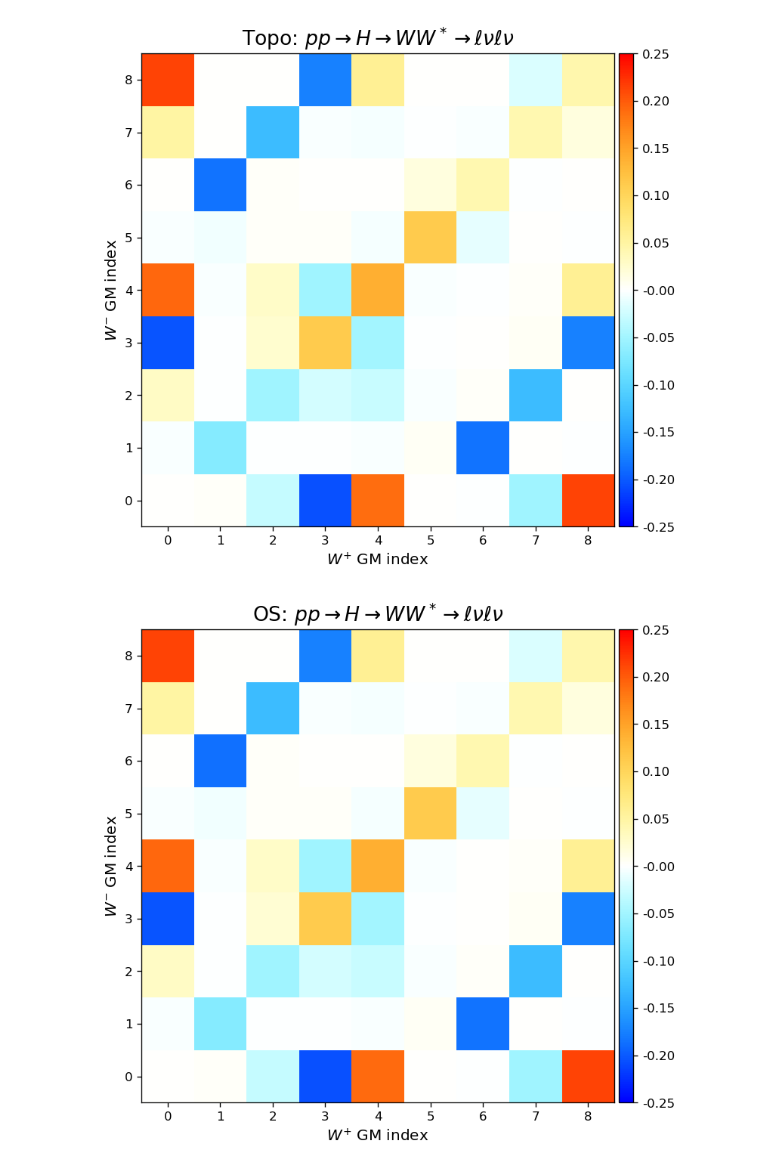
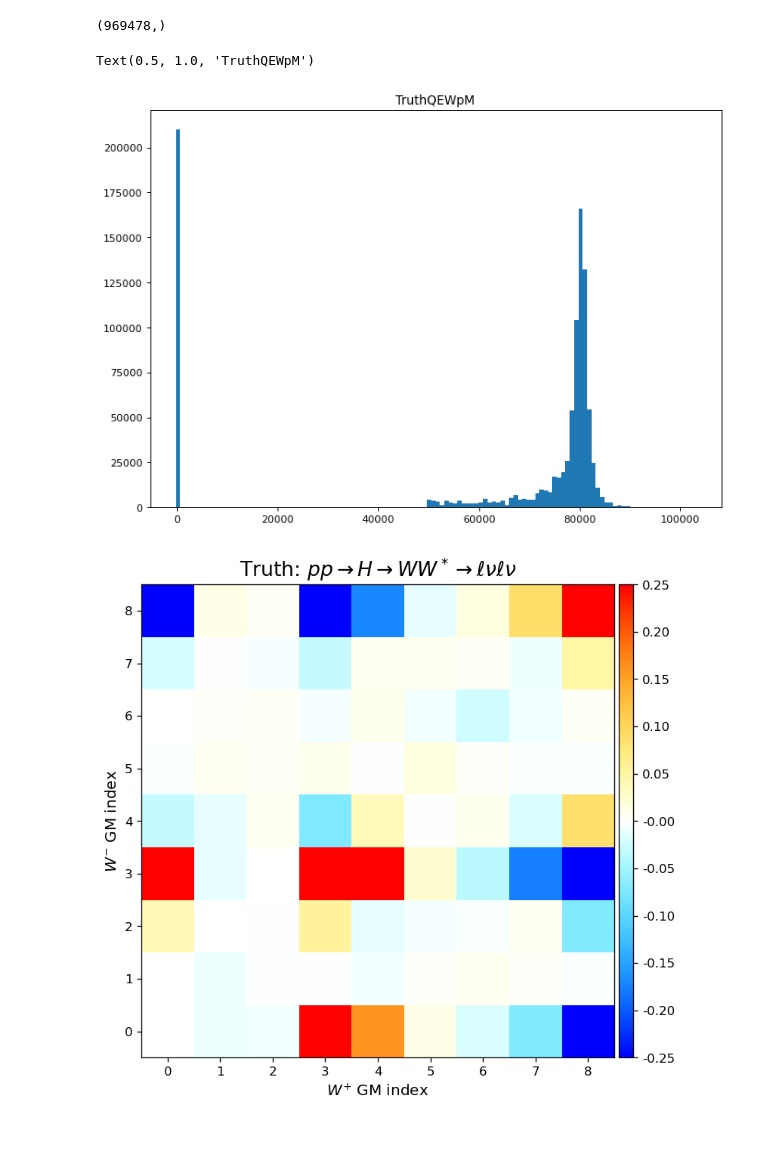
Before and after one commit to yygarypeng/QE-mls, a Jupyter notebook: 4th_trial/qe-analysis/ggm_alaysis.ipynb, the cells around one changed output. Drawn from its saved outputs; the diff is of its cells as text; code cells hidden in the pictures; blank space fills up the shorter version.

```diff
--- a/4th_trial/qe-analysis/ggm_alaysis.ipynb
+++ b/4th_trial/qe-analysis/ggm_alaysis.ipynb
@@ -325 +72,4 @@ plt.show()
+# %%
+threadshold = -9999
+mask = (data_truth["TruthQEWpM"] > threadshold) & (data_truth["TruthQEWnM"] > threadshold) & (data_truth["TruthQEHM"] > threadshold)
 # %%
@@ -424,3 +139,13 @@ os_w_neg = (
+# %%
+#  TEST
+print(data_truth["TruthQEWpM"][mask].shape)
+fiugre = plt.figure(figsize=(10, 7), dpi=80)
+plt.hist(data_truth["TruthQEWpM"][mask], bins=120)
+plt.title("TruthQEWpM")
+# %% [output]
+(969478,)
+Text(0.5, 1.0, 'TruthQEWpM')
+[figure, added]
 # %%
 # main algorithm
 
@@ -559,18 +284,13 @@ def result_generator(particles):
 # %%
 # calculate results
 
-# topo stage
-topo_particles = np.concatenate(
-    [topo_w_pos, topo_lep_pos, topo_w_neg, topo_lep_neg], axis=1
+# truth stage
+truth_particles = np.concatenate(
+    [truth_w_ptruth, truth_lead_lep, truth_w_neg, truth_sublead_lep], axis=1
 )
-topo_bij, topo_xi_pos, topo_xi_neg, topo_ggm_pos, topo_ggm_neg, topo_mask = (
-    result_generator(topo_particles)
+truth_bij, truth_xi_pos, truth_xi_neg, truth_ggm_pos, truth_ggm_neg, truth_mask = result_generator(
+    truth_particles
 )
-# os stage
-os_particles = np.concatenate([os_w_pos, os_lep_pos, os_w_neg, os_lep_neg], axis=1)
-os_bij, os_xi_pos, os_xi_neg, os_ggm_pos, os_ggm_neg, os_mask = result_generator(
-    os_particles
-)
 # %%
 # 8 Wigner P-symbols angular functions
 
@@ -686,18 +406,13 @@ def C_matrix(lp_theta, lp_phi, ln_theta, ln_phi):
 # %%
 # retrieve elements from P-symbol Phi functions
 
-# topo stage
-topo_phi_pos, topo_phi_neg = topo_ggm_pos[:, 1], topo_ggm_neg[:, 1]
-topo_theta_pos, topo_theta_neg = topo_ggm_pos[:, 2], topo_ggm_neg[:, 2]
-
-# os stage
-os_phi_pos, os_phi_neg = os_ggm_pos[:, 1], os_ggm_neg[:, 1]
-os_theta_pos, os_theta_neg = os_ggm_pos[:, 2], os_ggm_neg[:, 2]
+# truth stage
+truth_phi_pos, truth_phi_neg = truth_ggm_pos[:, 1], truth_ggm_neg[:, 1]
+truth_theta_pos, truth_theta_neg = truth_ggm_pos[:, 2], truth_ggm_neg[:, 2]
 # %%
 # calculate C matrix and Wigner P-symbol functions
 
-topo_C, _, _ = C_matrix(topo_theta_pos, topo_phi_pos, topo_theta_neg, topo_phi_neg)
-os_C, _, _ = C_matrix(os_theta_pos, os_phi_pos, os_theta_neg, os_phi_neg)
+truth_C, _, _ = C_matrix(truth_theta_pos, truth_phi_pos, truth_theta_neg, truth_phi_neg)
 # %%
 def ggm_plot(C, title="RAW"):
     fig, ax = plt.subplots(figsize=(7, 7), dpi=120)
@@ -733,11 +448,9 @@ def ggm_plot(C, title="RAW"):
     plt.close()
 # %%
 # raw
-ggm_plot(topo_C, "Topo:")
-ggm_plot(os_C, "OS:")
+ggm_plot(truth_C, "Truth:")
 # %% [output]
-[figure, old version]
+[figure, new version]
-[figure, removed]
 # %%
 t_end = time.time()
 print(f"Total spending time: {t_end-t_start: .2f} (s)")
```
Also changed, not shown: parts of 13 cells of this notebook.
